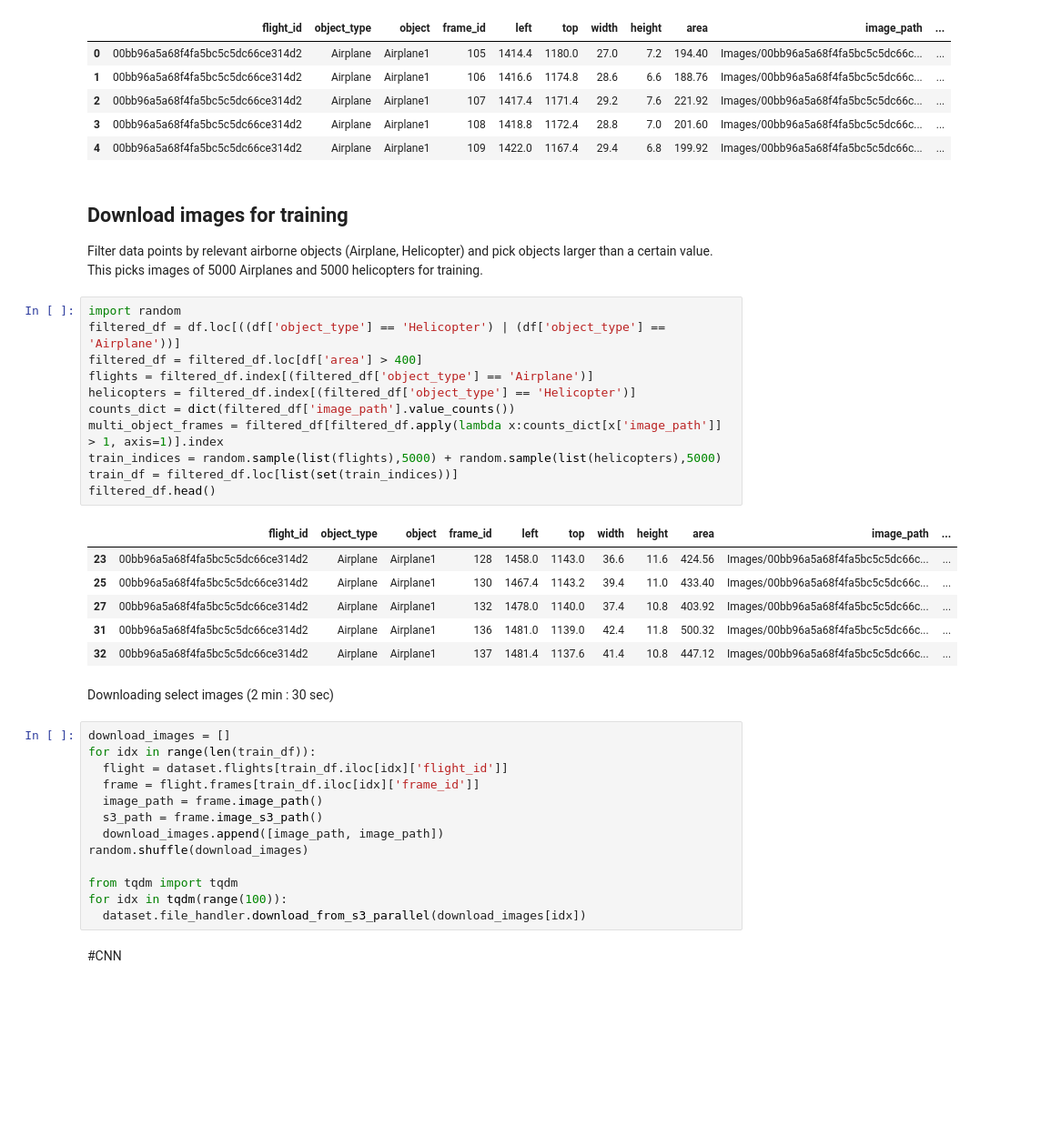
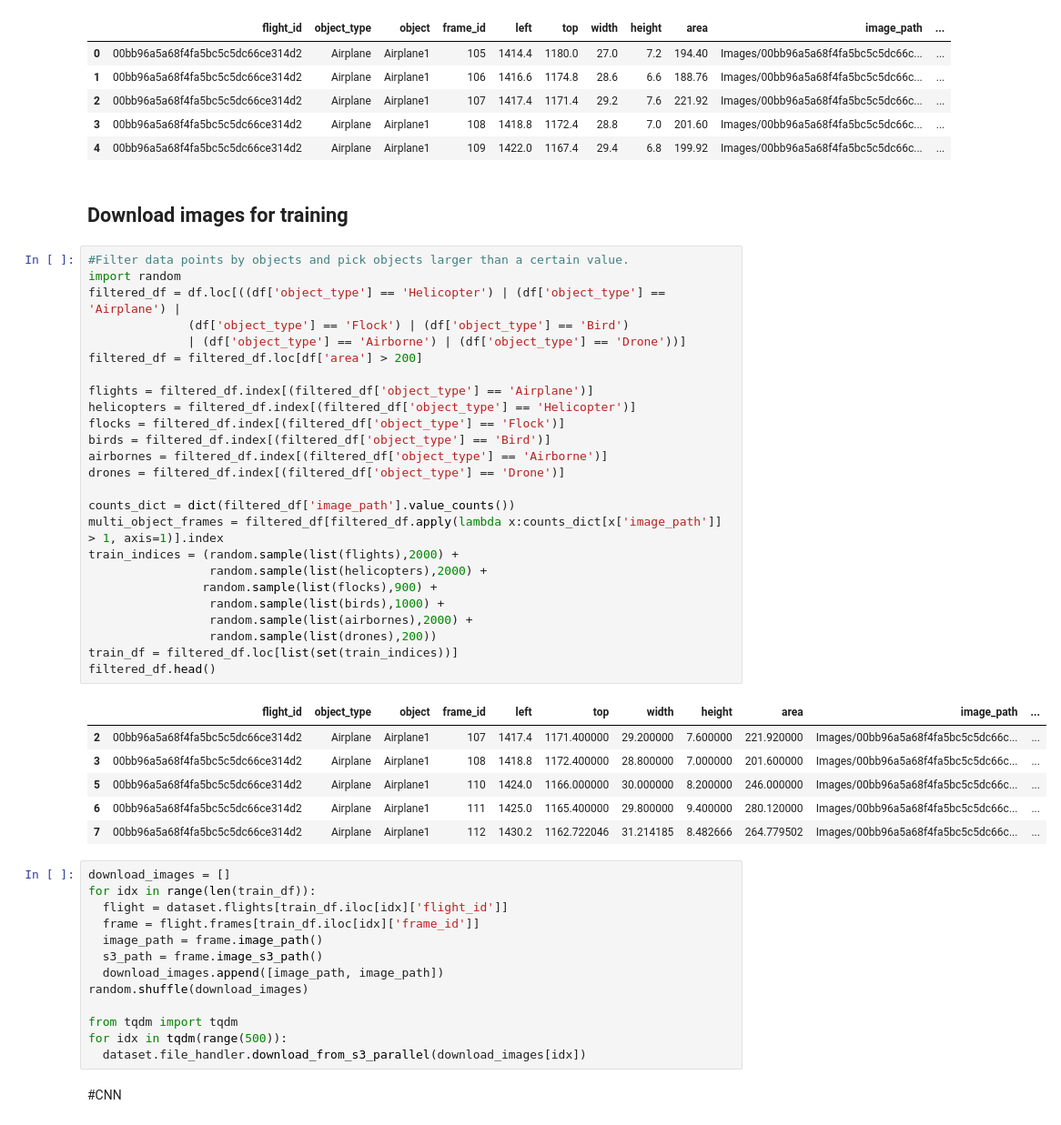
Before and after one commit to carson-edmonds/AAI-590_Group-3_Capstone, a Jupyter notebook: CNN_MODEL.ipynb, the cells around one changed output. Shown at 91% size. Cells and saved outputs as stored; diff of their text form; blank space fills up the shorter version.

```diff
--- a/CNN_MODEL.ipynb
+++ b/CNN_MODEL.ipynb
@@ -121,28 +121,38 @@ df.head()
 | 4 | 00bb96a5a68f4fa5bc5c5dc66ce314d2 | Airplane | Airplane1 | 109 | 1422.0 | 1167.4 | 29.4 | 6.8 | 199.92 | Images/00bb96a5a68f4fa5bc5c5dc66c... | ... |
 # %% [markdown]
 ## Download images for training
-
-Filter data points by relevant airborne objects (Airplane, Helicopter) and pick objects larger than a certain value. This picks images of 5000 Airplanes and 5000 helicopters for training.
 # %%
+#Filter data points by objects and pick objects larger than a certain value.
 import random
-filtered_df = df.loc[((df['object_type'] == 'Helicopter') | (df['object_type'] == 'Airplane'))]
-filtered_df = filtered_df.loc[df['area'] > 400]
+filtered_df = df.loc[((df['object_type'] == 'Helicopter') | (df['object_type'] == 'Airplane') |
+              (df['object_type'] == 'Flock') | (df['object_type'] == 'Bird')
+              | (df['object_type'] == 'Airborne') | (df['object_type'] == 'Drone'))]
+filtered_df = filtered_df.loc[df['area'] > 200]
+
 flights = filtered_df.index[(filtered_df['object_type'] == 'Airplane')]
 helicopters = filtered_df.index[(filtered_df['object_type'] == 'Helicopter')]
+flocks = filtered_df.index[(filtered_df['object_type'] == 'Flock')]
+birds = filtered_df.index[(filtered_df['object_type'] == 'Bird')]
+airbornes = filtered_df.index[(filtered_df['object_type'] == 'Airborne')]
+drones = filtered_df.index[(filtered_df['object_type'] == 'Drone')]
+
 counts_dict = dict(filtered_df['image_path'].value_counts())
 multi_object_frames = filtered_df[filtered_df.apply(lambda x:counts_dict[x['image_path']] > 1, axis=1)].index
-train_indices = random.sample(list(flights),5000) + random.sample(list(helicopters),5000)
+train_indices = (random.sample(list(flights),2000) +
+                 random.sample(list(helicopters),2000) +
+                random.sample(list(flocks),900) +
+                 random.sample(list(birds),1000) +
+                 random.sample(list(airbornes),2000) +
+                 random.sample(list(drones),200))
 train_df = filtered_df.loc[list(set(train_indices))]
 filtered_df.head()
 # %% [output]
 |  | flight_id | object_type | object | frame_id | left | top | width | height | area | image_path | ... |
-| 23 | 00bb96a5a68f4fa5bc5c5dc66ce314d2 | Airplane | Airplane1 | 128 | 1458.0 | 1143.0 | 36.6 | 11.6 | 424.56 | Images/00bb96a5a68f4fa5bc5c5dc66c... | ... |
-| 25 | 00bb96a5a68f4fa5bc5c5dc66ce314d2 | Airplane | Airplane1 | 130 | 1467.4 | 1143.2 | 39.4 | 11.0 | 433.40 | Images/00bb96a5a68f4fa5bc5c5dc66c... | ... |
-| 27 | 00bb96a5a68f4fa5bc5c5dc66ce314d2 | Airplane | Airplane1 | 132 | 1478.0 | 1140.0 | 37.4 | 10.8 | 403.92 | Images/00bb96a5a68f4fa5bc5c5dc66c... | ... |
-| 31 | 00bb96a5a68f4fa5bc5c5dc66ce314d2 | Airplane | Airplane1 | 136 | 1481.0 | 1139.0 | 42.4 | 11.8 | 500.32 | Images/00bb96a5a68f4fa5bc5c5dc66c... | ... |
-| 32 | 00bb96a5a68f4fa5bc5c5dc66ce314d2 | Airplane | Airplane1 | 137 | 1481.4 | 1137.6 | 41.4 | 10.8 | 447.12 | Images/00bb96a5a68f4fa5bc5c5dc66c... | ... |
+| 2 | 00bb96a5a68f4fa5bc5c5dc66ce314d2 | Airplane | Airplane1 | 107 | 1417.4 | 1171.400000 | 29.200000 | 7.600000 | 221.920000 | Images/00bb96a5a68f4fa5bc5c5dc66c... | ... |
+| 3 | 00bb96a5a68f4fa5bc5c5dc66ce314d2 | Airplane | Airplane1 | 108 | 1418.8 | 1172.400000 | 28.800000 | 7.000000 | 201.600000 | Images/00bb96a5a68f4fa5bc5c5dc66c... | ... |
+| 5 | 00bb96a5a68f4fa5bc5c5dc66ce314d2 | Airplane | Airplane1 | 110 | 1424.0 | 1166.000000 | 30.000000 | 8.200000 | 246.000000 | Images/00bb96a5a68f4fa5bc5c5dc66c... | ... |
+| 6 | 00bb96a5a68f4fa5bc5c5dc66ce314d2 | Airplane | Airplane1 | 111 | 1425.0 | 1165.400000 | 29.800000 | 9.400000 | 280.120000 | Images/00bb96a5a68f4fa5bc5c5dc66c... | ... |
+| 7 | 00bb96a5a68f4fa5bc5c5dc66ce314d2 | Airplane | Airplane1 | 112 | 1430.2 | 1162.722046 | 31.214185 | 8.482666 | 264.779502 | Images/00bb96a5a68f4fa5bc5c5dc66c... | ... |
-# %% [markdown]
-Downloading select images (2 min : 30 sec)
 # %%
 download_images = []
 for idx in range(len(train_df)):
@@ -154,7 +164,7 @@ for idx in range(len(train_df)):
 random.shuffle(download_images)
 
 from tqdm import tqdm
-for idx in tqdm(range(100)):
+for idx in tqdm(range(500)):
   dataset.file_handler.download_from_s3_parallel(download_images[idx])
 # %% [markdown]
 #CNN
```
Also changed, not shown: parts of 11 cells of this notebook.
